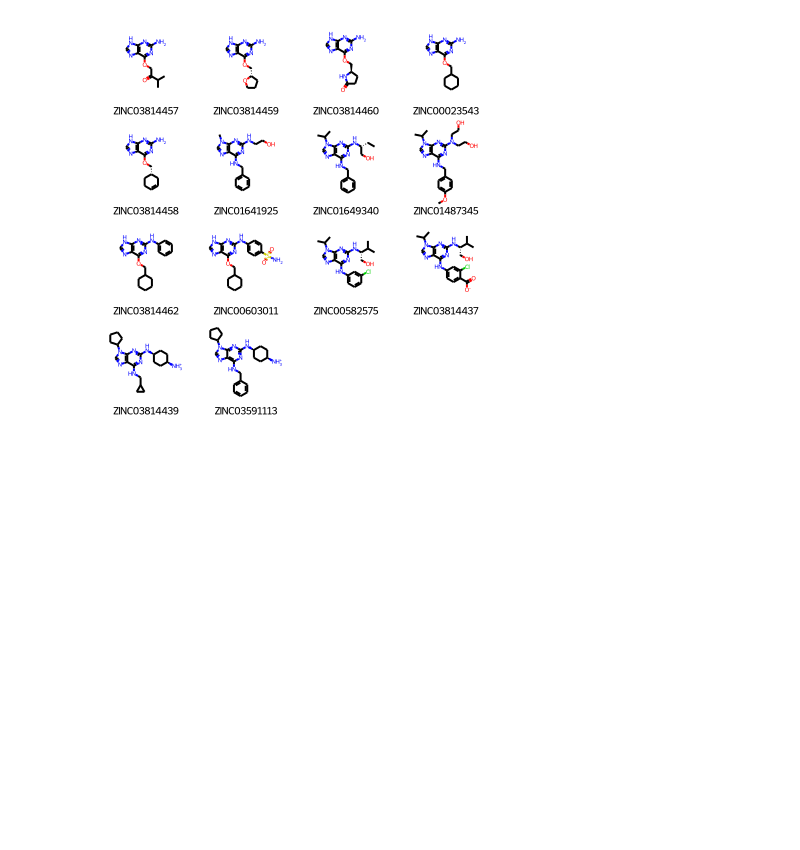
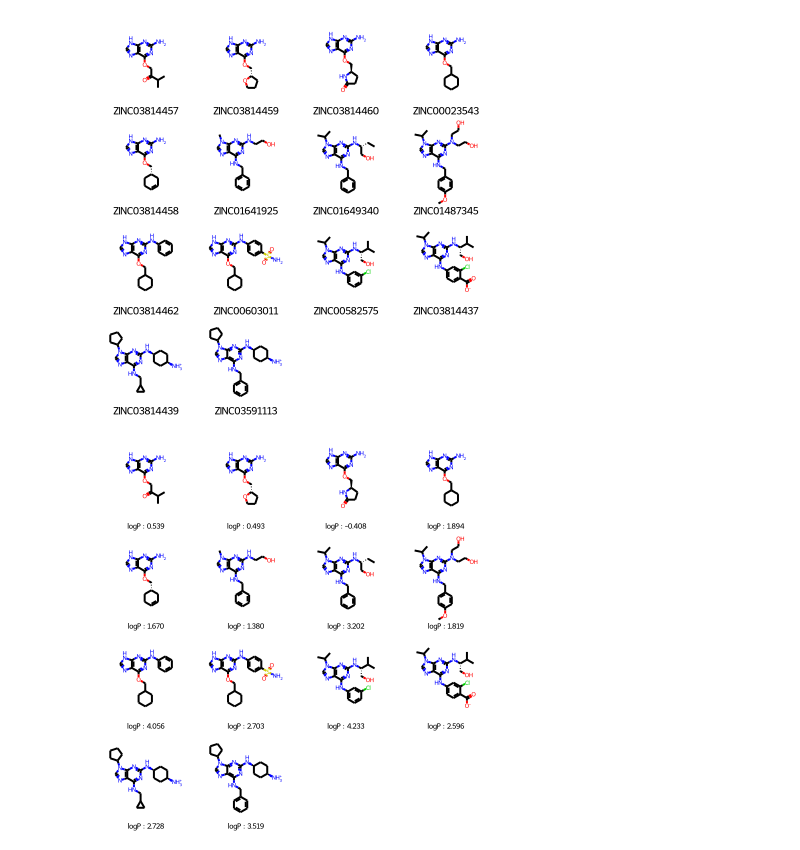
Before and after one commit to jinwoo3239/rdkit, a Jupyter notebook: rdkit_practice.ipynb, the cells around one changed output. Drawn from its saved outputs; the diff is of its cells as text; code cells hidden in the pictures; blank space fills up the shorter version.

```diff
--- a/rdkit_practice.ipynb
+++ b/rdkit_practice.ipynb
@@ -704,0 +700,12 @@ img
+# %%
+# 밑에 다르게 표기하고 싶을 때...
+
+for mol in subms:
+    logp = Chem.Descriptors.MolLogP(mol)
+    mol.SetProp("LogP", f'logP : {logp:.3f}') # property 를 넣을 때에는 string 으로 넣어야 한다
+
+img = Chem.Draw.MolsToGridImage(subms, molsPerRow=4, subImgSize=(100, 100),
+                                legends=[mol.GetProp('LogP') for mol in subms])
+img
+# %% [output]
+[figure, added]
```
Also changed, not shown: parts of 41 cells of this notebook.
